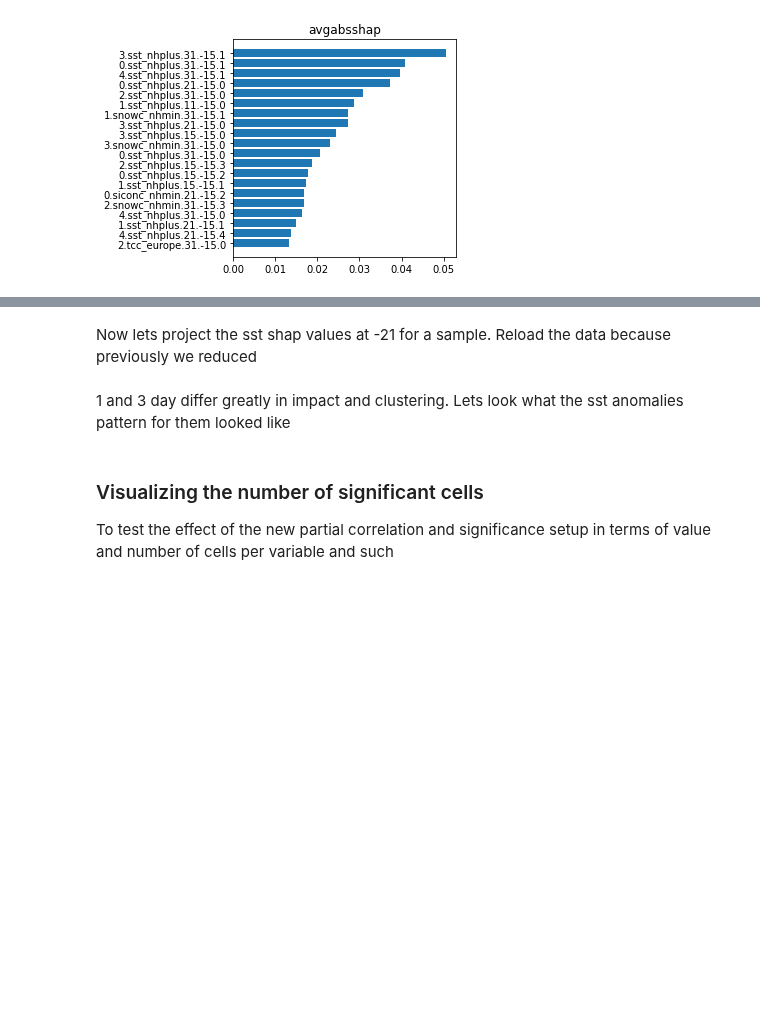
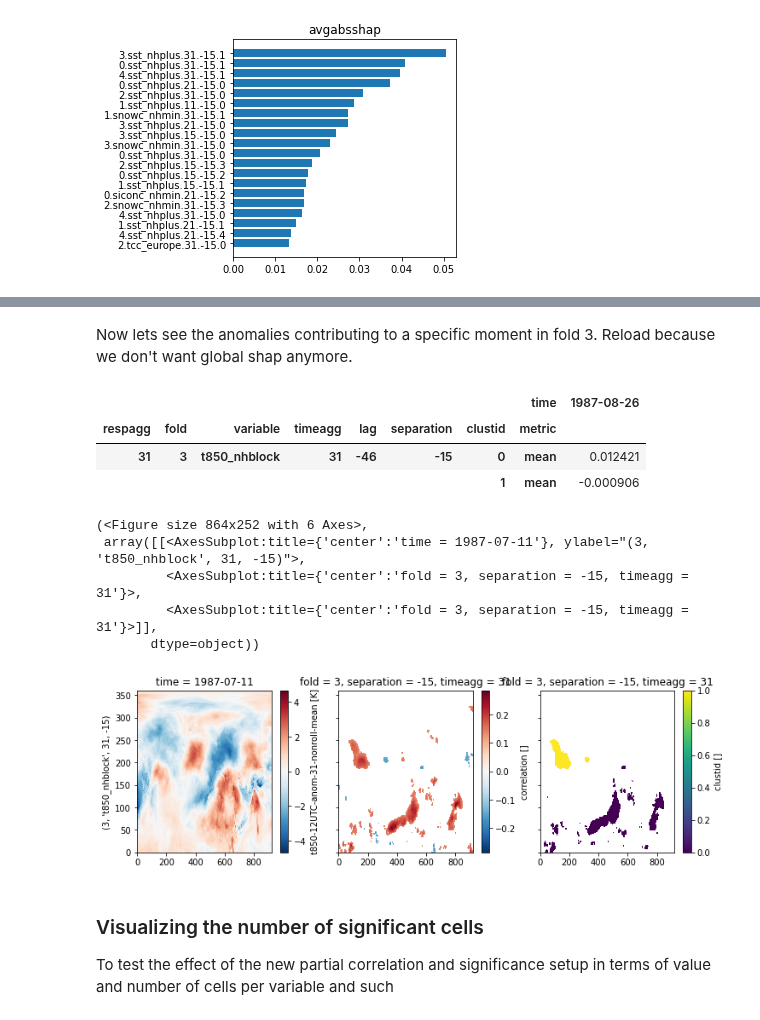
Before and after one commit to chiemvs/Weave, a Jupyter notebook: notebooks/test_inspection.ipynb, the cells around one changed output, grey strips where cells are left out. Saved outputs shown, nothing was run; the diff lists cells and outputs as text; code cells hidden in the pictures; blank space fills up the shorter version.

```diff
--- a/notebooks/test_inspection.ipynb
+++ b/notebooks/test_inspection.ipynb
@@ -120,3 +106,5 @@ shaps.global_shap() # Reduces the column axis.
+# %%
+mapint = MapInterface(corclustpath=inputpath, anompath= anompath, impdata=shaps)
 # %%
 barplot(shaps.df.loc[([31],)],n_most_important=20)
 # %% [output]
@@ -139,3 +128 @@ Rowkeys are thinned, so you could be losing some information here if not also pr
 [figure]
-# %% [markdown]
-Now lets project the sst shap values at -21 for a sample. Reload the data because previously we reduced
@@ -148,2 +129,2 @@ mapplot(mapresult, wrap_per_row=3)
-# %% [markdown]
-1 and 3 day differ greatly in impact and clustering. Lets look what the sst anomalies pattern for them looked like
+# %% [markdown]
+Now lets see the anomalies contributing to a specific moment in fold 3. Reload because we don't want global shap anymore.
@@ -150,3 +133,18 @@ mapplot(mapresult, wrap_per_row=3)
+# %%
+sample = shaps.df.loc[([31],[3],['t850_nhblock'],[31],slice(None),slice(None),slice(None),'mean'),:].iloc[:,[638]]
+sample
+# %% [output]
+|  |  |  |  |  |  |  | time | 1987-08-26 |
+| respagg | fold | variable | timeagg | lag | separation | clustid | metric |  |
+| 31 | 3 | t850_nhblock | 31 | -46 | -15 | 0 | mean | 0.012421 |
+|  |  |  |  |  |  | 1 | mean | -0.000906 |
 # %%
-mapresult = mapint.get_anoms(imps.loc[(slice(None),slice(None),[3,15]),:], mask_with_clustid=False)
-mapplot(mapresult)
+mapresult = mapint.get_anoms(imp=sample, mask_with_clustid=False)
+mapplot(mapresult, wrap_per_row=3)
+# %% [output]
+(<Figure size 864x252 with 6 Axes>,
+ array([[<AxesSubplot:title={'center':'time = 1987-07-11'}, ylabel="(3, 't850_nhblock', 31, -15)">,
+         <AxesSubplot:title={'center':'fold = 3, separation = -15, timeagg = 31'}>,
+         <AxesSubplot:title={'center':'fold = 3, separation = -15, timeagg = 31'}>]],
+       dtype=object))
+[figure, added]
```
Also changed, not shown: parts of 31 cells of this notebook, 1 other file.
